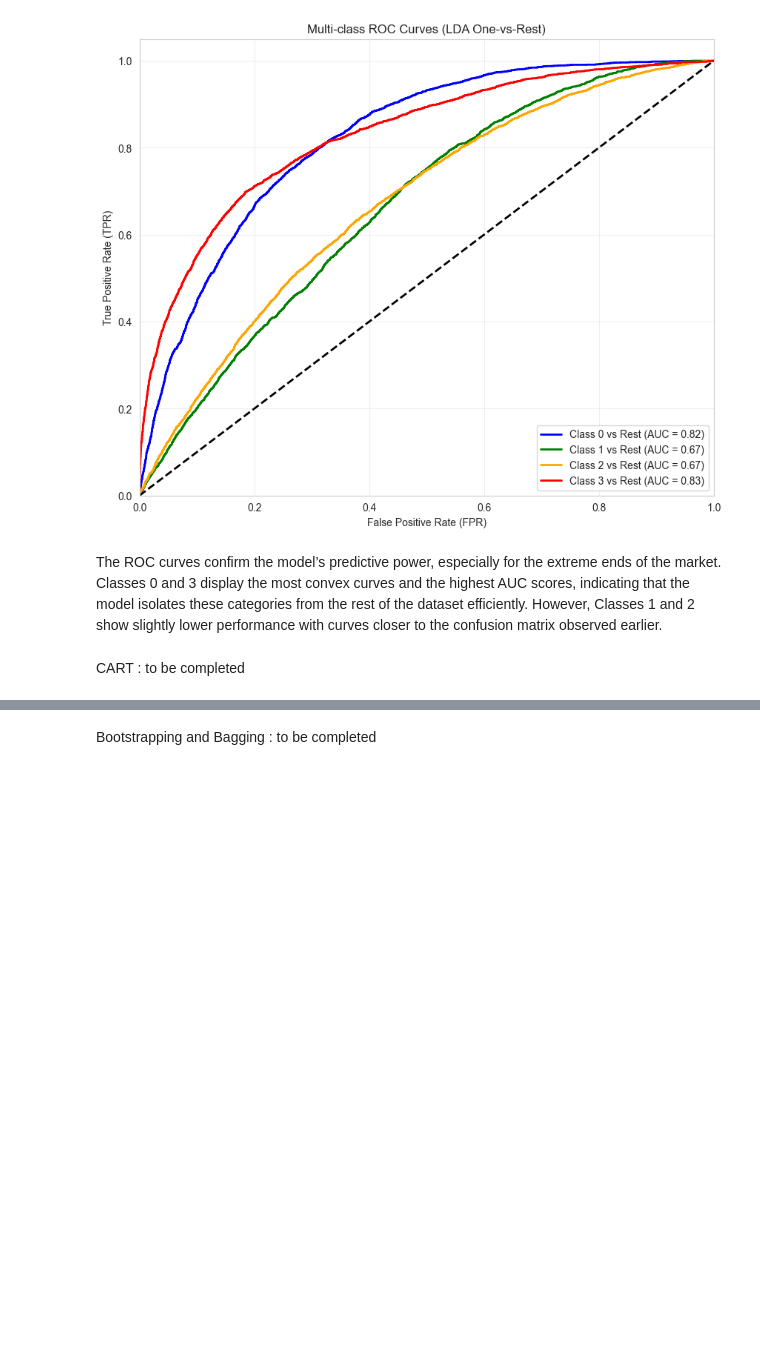
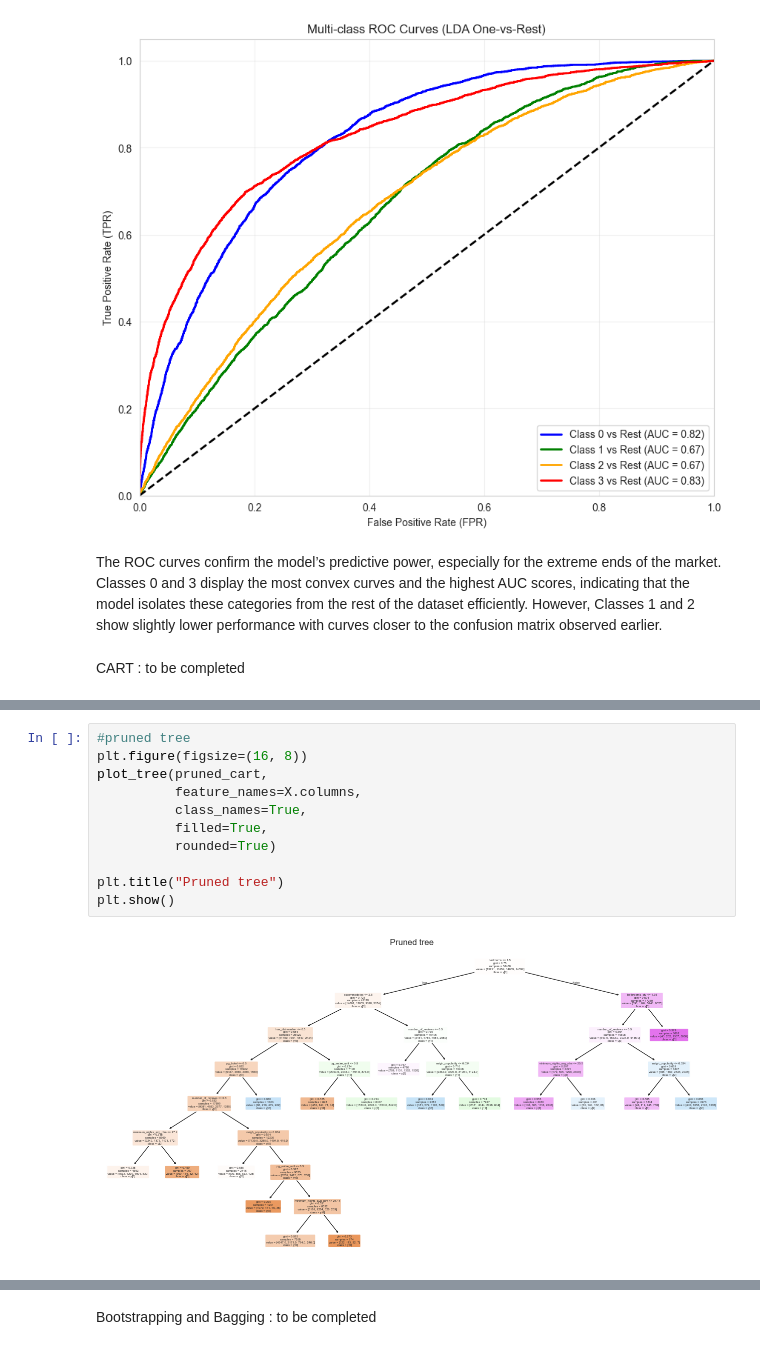
Before and after one commit to Felix-prjcts/ML_Airbnb_domain_generalisation, a Jupyter notebook: 1_ML_Paris.ipynb, the cells around one changed output, grey strips where cells are left out. Saved outputs shown, nothing was run; the diff lists cells and outputs as text; blank space fills up the shorter version.

```diff
--- a/1_ML_Paris.ipynb
+++ b/1_ML_Paris.ipynb
@@ -431,0 +510,13 @@ CART : to be completed
+# %%
+#pruned tree
+plt.figure(figsize=(16, 8))
+plot_tree(pruned_cart,
+          feature_names=X.columns,
+          class_names=True,
+          filled=True,
+          rounded=True)
+
+plt.title("Pruned tree")
+plt.show()
+# %% [output]
+[figure, added]
```
Also changed, not shown: parts of 6 cells of this notebook.
